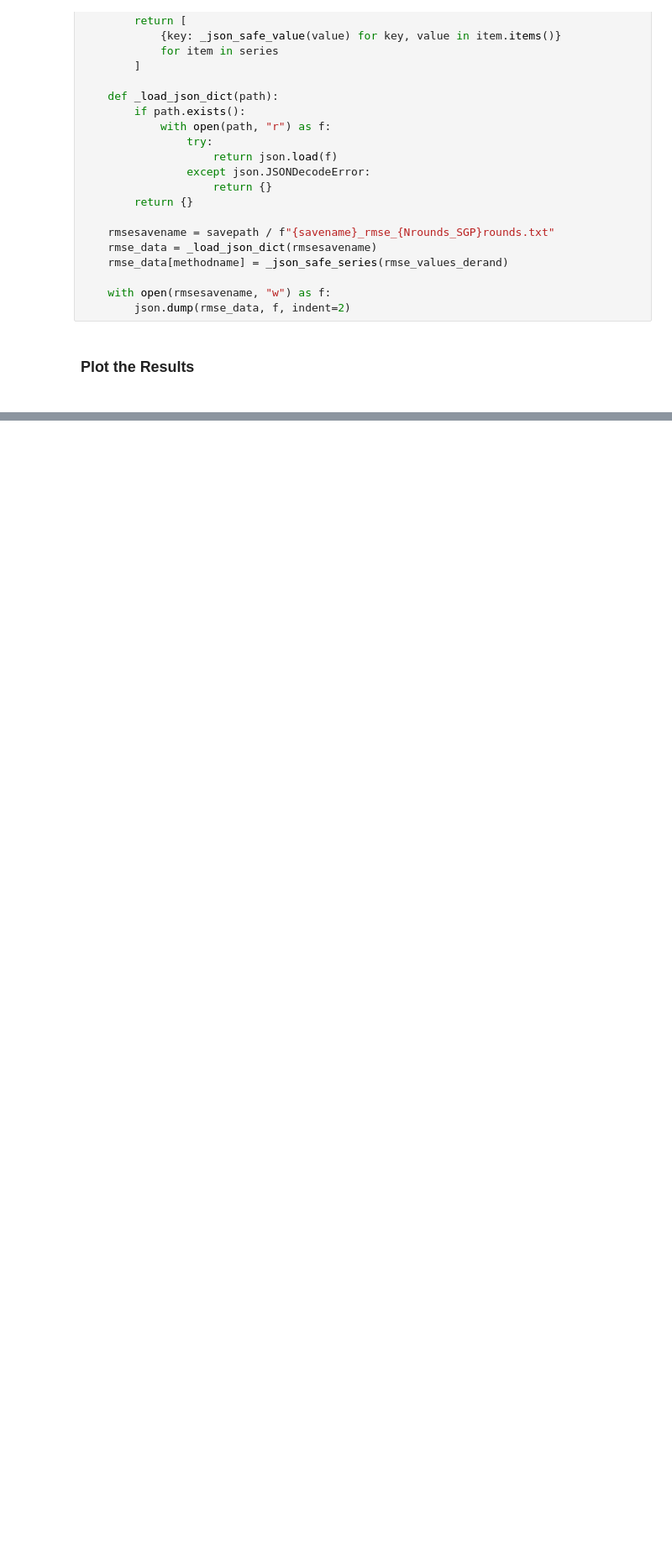
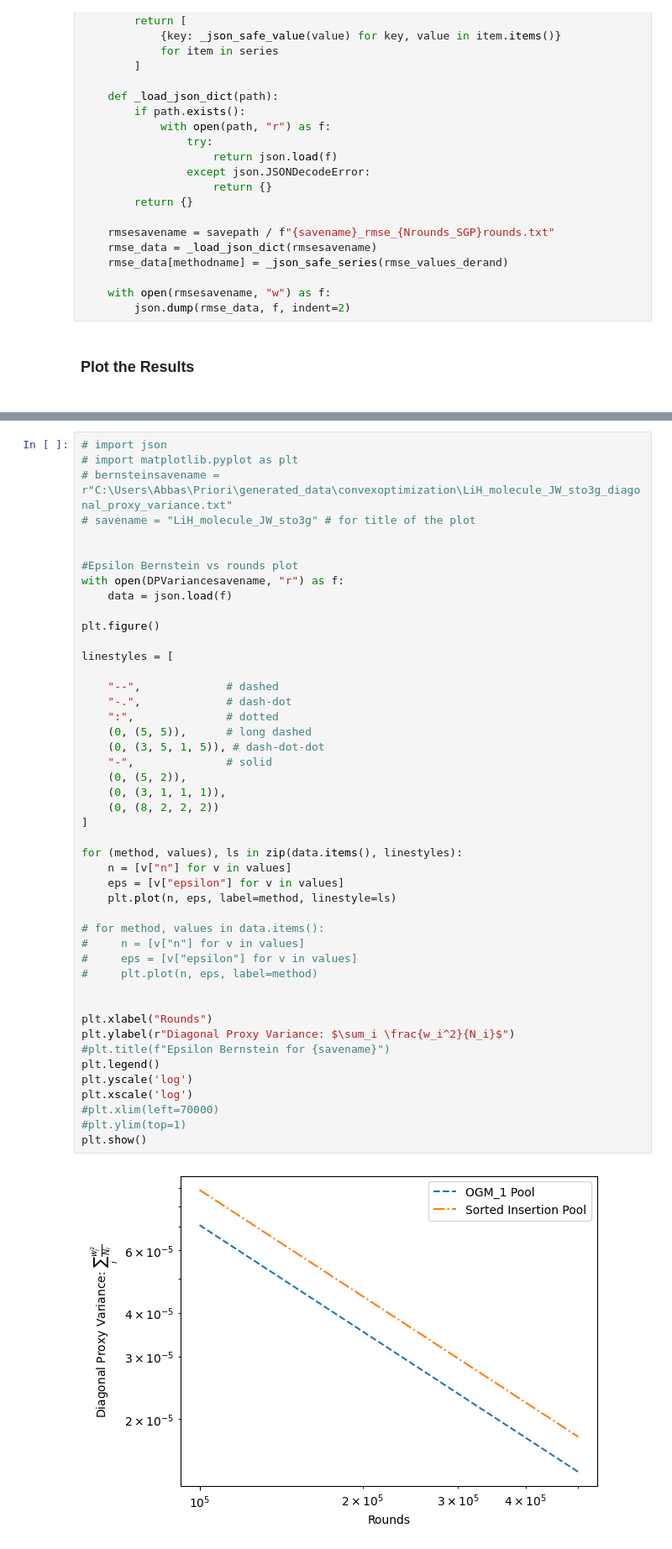
Before and after one commit to aebadi2013-droid/priory, a Jupyter notebook: convexoptimization_new.ipynb, the cells around one changed output, grey strips where cells are left out. Shown at 84% size. Saved outputs shown, nothing was run; the diff lists cells and outputs as text; blank space fills up the shorter version.

```diff
--- a/convexoptimization_new.ipynb
+++ b/convexoptimization_new.ipynb
@@ -909,0 +995,48 @@ plt.show()
+# %%
+# import json
+# import matplotlib.pyplot as plt
+# bernsteinsavename = r"C:\Users\Abbas\Priori\generated_data\convexoptimization\LiH_molecule_JW_sto3g_diagonal_proxy_variance.txt"
+# savename = "LiH_molecule_JW_sto3g" # for title of the plot
+
+
+#Epsilon Bernstein vs rounds plot
+with open(DPVariancesavename, "r") as f:
+    data = json.load(f)
+
+plt.figure()
+
+linestyles = [
+
+    "--",             # dashed
+    "-.",             # dash-dot
+    ":",              # dotted
+    (0, (5, 5)),      # long dashed
+    (0, (3, 5, 1, 5)), # dash-dot-dot
+    "-",              # solid
+    (0, (5, 2)),
+    (0, (3, 1, 1, 1)),
+    (0, (8, 2, 2, 2))
+]
+
+for (method, values), ls in zip(data.items(), linestyles):
+    n = [v["n"] for v in values]
+    eps = [v["epsilon"] for v in values]
+    plt.plot(n, eps, label=method, linestyle=ls)
+
+# for method, values in data.items():
+#     n = [v["n"] for v in values]
+#     eps = [v["epsilon"] for v in values]
+#     plt.plot(n, eps, label=method)
+
+
+plt.xlabel("Rounds")
+plt.ylabel(r"Diagonal Proxy Variance: $\sum_i \frac{w_i^2}{N_i}$")
+#plt.title(f"Epsilon Bernstein for {savename}")
+plt.legend()
+plt.yscale('log')
+plt.xscale('log')
+#plt.xlim(left=70000)
+#plt.ylim(top=1)
+plt.show()
+# %% [output]
+[figure, added]
```
Also changed, not shown: parts of 18 cells of this notebook, 9 other files.
